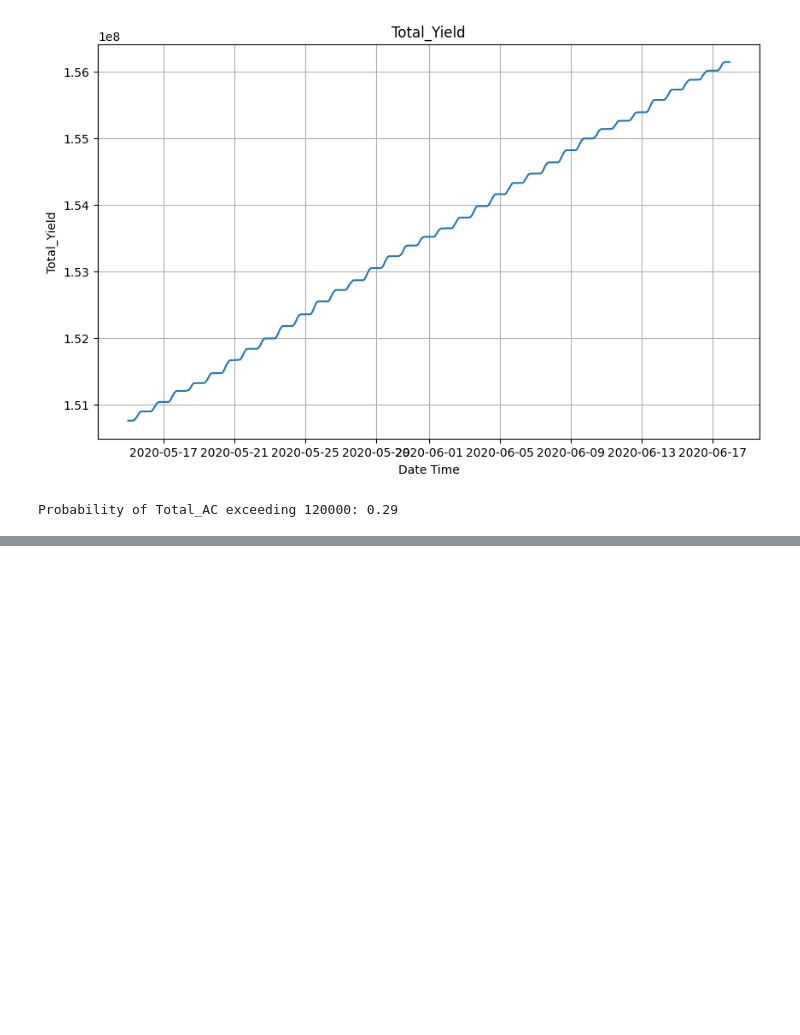
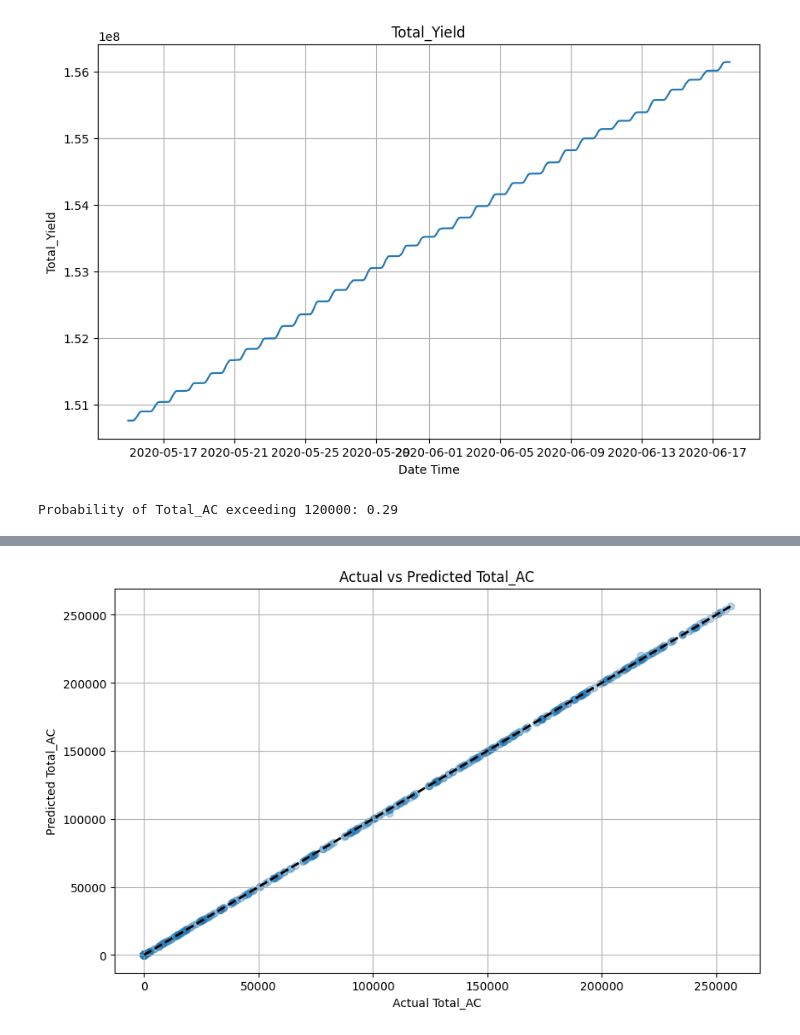
Before and after one commit to FelberPeter/Assigment-4, a Jupyter notebook: Solarpower.ipynb, the cells around one changed output, grey strips where cells are left out. Cells and saved outputs as stored; diff of their text form; code cells hidden in the pictures; blank space fills up the shorter version.

Commit message:
Added lln, and tried linear regression

```diff
--- a/Solarpower.ipynb
+++ b/Solarpower.ipynb
@@ -680,0 +767,72 @@ Probability of Total_AC > 120000 given Irradiation Level Very High: 1.00
+# %%
+# Linear/Polynomial model selection
+# Prepare the data
+# Drop the 'DATE_TIME' column and separate features and target variable
+
+print(df_summed.head())
+print(df_summed.columns)
+
+# Prepare the data
+# Convert DATE_TIME to datetime format
+df_summed['DATE_TIME'] = pd.to_datetime(df_summed['DATE_TIME'])
+
+# Extract useful features from DATE_TIME
+df_summed['Hour'] = df_summed['DATE_TIME'].dt.hour
+df_summed['DayOfWeek'] = df_summed['DATE_TIME'].dt.dayofweek
+df_summed['Month'] = df_summed['DATE_TIME'].dt.month
+
+# Drop the original DATE_TIME column
+df_summed = df_summed.drop(columns=['DATE_TIME'])
+
+# Create categorical variable for IRRADIATION
+df_summed['Irradiation_Level'] = pd.cut(df_summed['IRRADIATION'],
+                                        bins=[-0.1, 0.0, 0.2, 0.4, 0.6, 0.8, 1.0],
+                                        labels=['Zero', 'Very Low', 'Low', 'Medium', 'High', 'Very High'])
+
+# Drop the 'Irradiation_Level' column as it is categorical and not suitable for linear regression directly
+df_summed = df_summed.drop(columns=['Irradiation_Level'])
+
+# Separate features and target variable
+X = df_summed.drop(columns=['Total_AC'])
+y = df_summed['Total_AC']
+
+# Fill missing values with the mean of the respective columns
+X.fillna(X.mean(), inplace=True)
+
+# Check the shape of the data
+print("Shape of X:", X.shape)
+print("Shape of y:", y.shape)
+
+# Print the first few rows of X and y
+print("First few rows of X:")
+print(X.head())
+print("First few rows of y:")
+print(y.head())
+
+# Split the data into training and testing sets
+X_train, X_test, y_train, y_test = train_test_split(X, y, test_size=0.2, random_state=42)
+
+# Train the model
+model = LinearRegression()
+model.fit(X_train, y_train)
+
+# Make predictions
+y_pred = model.predict(X_test)
+
+# Evaluate the model
+mse = mean_squared_error(y_test, y_pred)
+r2 = r2_score(y_test, y_pred)
+
+print(f"Mean Squared Error: {mse}")
+print(f"R-squared: {r2}")
+
+# Plot the results
+plt.figure(figsize=(10, 6))
+plt.scatter(y_test, y_pred, alpha=0.3)
+plt.plot([y_test.min(), y_test.max()], [y_test.min(), y_test.max()], 'k--', lw=2)
+plt.xlabel('Actual Total_AC')
+plt.ylabel('Predicted Total_AC')
+plt.title('Actual vs Predicted Total_AC')
+plt.grid()
+plt.show()
+# %% [output]
@@ -680,0 +856 @@ Probability of Total_AC > 120000 given Irradiation Level Very High: 1.00
+[figure, added]
```
Also changed, not shown: parts of 10 cells of this notebook.
